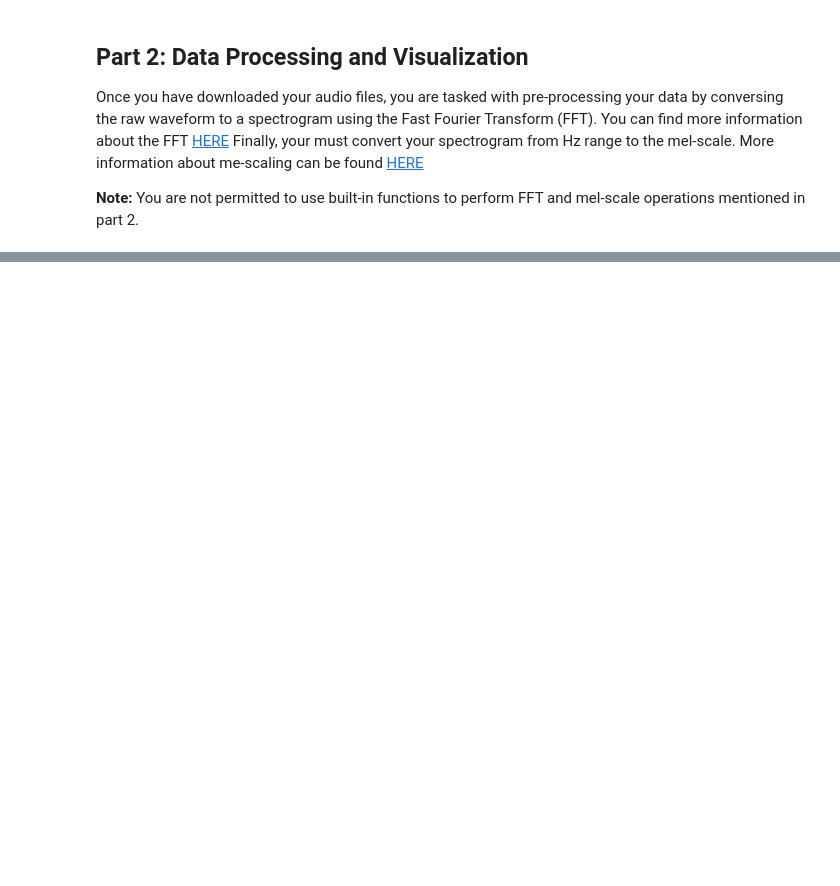
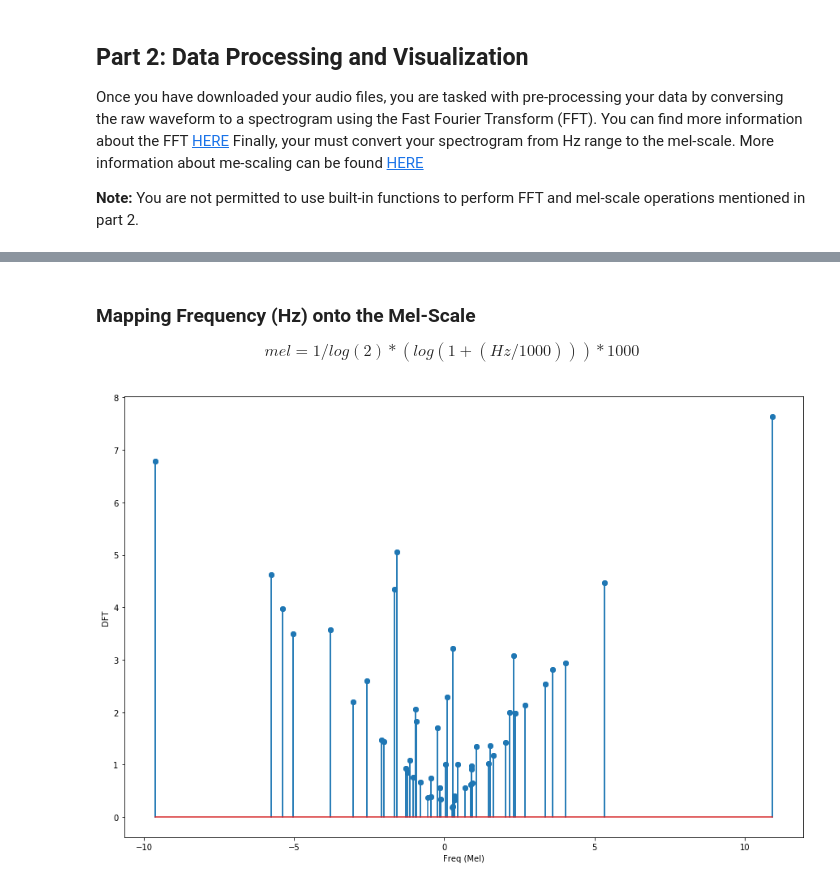
Before and after one commit to jaddoughman/Audio-Data-Pre-Processing, a Jupyter notebook: Sound Cloud Audio Pre-Processing.ipynb, the cells around one changed output, grey strips where cells are left out. Saved outputs shown, nothing was run; the diff lists cells and outputs as text; code cells hidden in the pictures; blank space fills up the shorter version.

```diff
--- a/Sound Cloud Audio Pre-Processing.ipynb
+++ b/Sound Cloud Audio Pre-Processing.ipynb
@@ -140,0 +208,22 @@ Finally, your must convert your spectrogram from Hz range to the mel-scale. More
+# %% [markdown]
+### Mapping Frequency (Hz) onto the Mel-Scale
+
+\begin{equation}
+mel = 1/log(2) * (log(1 + (Hz/1000))) * 1000
+\end{equation}
+# %%
+# defining Hz to Mel conversion
+hz_mel = lambda t: 1/np.log(2) * (np.log(1+(t/1000))) * 1000
+# %%
+# converting frequency from Hz to Mel
+vfunc = np.vectorize(hz_mel)
+freq_mel = vfunc(X)
+# %%
+# plotting DFT / frequency (mel) plot
+plt.figure(figsize = (15, 10))
+plt.stem(freq_mel, abs(X))
+plt.xlabel('Freq (Mel)')
+plt.ylabel('DFT')
+plt.show()
+# %% [output]
+[figure, added]
```
Also changed, not shown: parts of 12 cells of this notebook, 2 other files.
